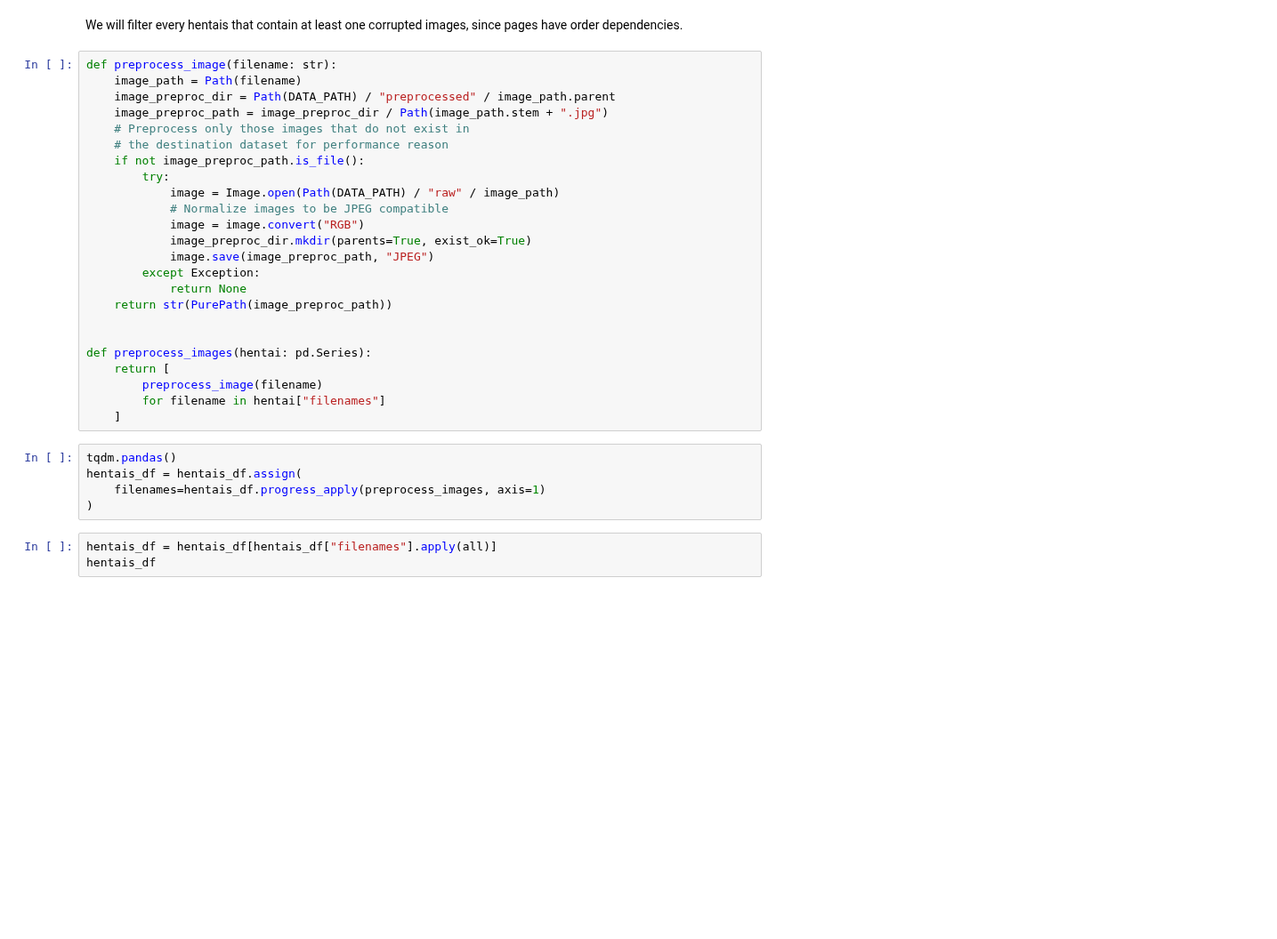
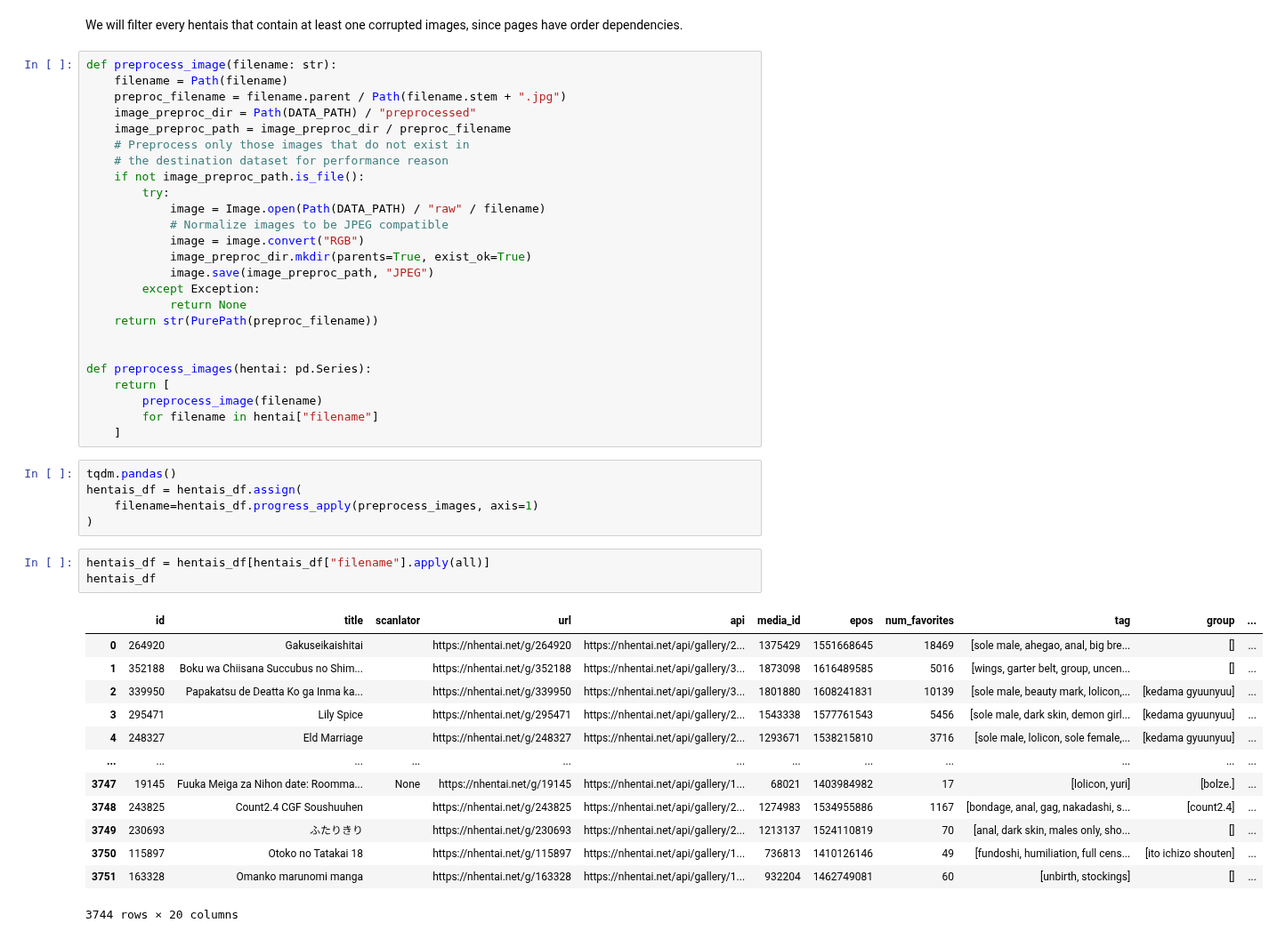
Before and after one commit to shikanime/bepeka, a Jupyter notebook: preprocessing.ipynb, the cells around one changed output. Shown at 89% size. Drawn from its saved outputs; the diff is of its cells as text; blank space fills up the shorter version.

```diff
--- a/preprocessing.ipynb
+++ b/preprocessing.ipynb
@@ -125,35 +158,50 @@ hentais_df
 We will filter every hentais that contain at least one corrupted images, since pages have order dependencies.
 # %%
 def preprocess_image(filename: str):
-    image_path = Path(filename)
-    image_preproc_dir = Path(DATA_PATH) / "preprocessed" / image_path.parent
-    image_preproc_path = image_preproc_dir / Path(image_path.stem + ".jpg")
+    filename = Path(filename)
+    preproc_filename = filename.parent / Path(filename.stem + ".jpg")
+    image_preproc_dir = Path(DATA_PATH) / "preprocessed"
+    image_preproc_path = image_preproc_dir / preproc_filename
     # Preprocess only those images that do not exist in
     # the destination dataset for performance reason
     if not image_preproc_path.is_file():
         try:
-            image = Image.open(Path(DATA_PATH) / "raw" / image_path)
+            image = Image.open(Path(DATA_PATH) / "raw" / filename)
             # Normalize images to be JPEG compatible
             image = image.convert("RGB")
             image_preproc_dir.mkdir(parents=True, exist_ok=True)
             image.save(image_preproc_path, "JPEG")
         except Exception:
             return None
-    return str(PurePath(image_preproc_path))
+    return str(PurePath(preproc_filename))
 
 
 def preprocess_images(hentai: pd.Series):
     return [
         preprocess_image(filename)
-        for filename in hentai["filenames"]
+        for filename in hentai["filename"]
     ]
 # %%
 tqdm.pandas()
 hentais_df = hentais_df.assign(
-    filenames=hentais_df.progress_apply(preprocess_images, axis=1)
+    filename=hentais_df.progress_apply(preprocess_images, axis=1)
 )
 # %%
-hentais_df = hentais_df[hentais_df["filenames"].apply(all)]
+hentais_df = hentais_df[hentais_df["filename"].apply(all)]
 hentais_df
+# %% [output]
+|  | id | title | scanlator | url | api | media_id | epos | num_favorites | tag | group | ... |
+| 0 | 264920 | Gakuseikaishitai |  | https://nhentai.net/g/264920 | https://nhentai.net/api/gallery/2... | 1375429 | 1551668645 | 18469 | [sole male, ahegao, anal, big bre... | [] | ... |
+| 1 | 352188 | Boku wa Chiisana Succubus no Shim... |  | https://nhentai.net/g/352188 | https://nhentai.net/api/gallery/3... | 1873098 | 1616489585 | 5016 | [wings, garter belt, group, uncen... | [] | ... |
+| 2 | 339950 | Papakatsu de Deatta Ko ga Inma ka... |  | https://nhentai.net/g/339950 | https://nhentai.net/api/gallery/3... | 1801880 | 1608241831 | 10139 | [sole male, beauty mark, lolicon,... | [kedama gyuunyuu] | ... |
+| 3 | 295471 | Lily Spice |  | https://nhentai.net/g/295471 | https://nhentai.net/api/gallery/2... | 1543338 | 1577761543 | 5456 | [sole male, dark skin, demon girl... | [kedama gyuunyuu] | ... |
+| 4 | 248327 | Eld Marriage |  | https://nhentai.net/g/248327 | https://nhentai.net/api/gallery/2... | 1293671 | 1538215810 | 3716 | [sole male, lolicon, sole female,... | [kedama gyuunyuu] | ... |
+| ... | ... | ... | ... | ... | ... | ... | ... | ... | ... | ... | ... |
+| 3747 | 19145 | Fuuka Meiga za Nihon date: Roomma... | None | https://nhentai.net/g/19145 | https://nhentai.net/api/gallery/1... | 68021 | 1403984982 | 17 | [lolicon, yuri] | [bolze.] | ... |
+| 3748 | 243825 | Count2.4 CGF Soushuuhen |  | https://nhentai.net/g/243825 | https://nhentai.net/api/gallery/2... | 1274983 | 1534955886 | 1167 | [bondage, anal, gag, nakadashi, s... | [count2.4] | ... |
+| 3749 | 230693 | ふたりきり |  | https://nhentai.net/g/230693 | https://nhentai.net/api/gallery/2... | 1213137 | 1524110819 | 70 | [anal, dark skin, males only, sho... | [] | ... |
+| 3750 | 115897 | Otoko no Tatakai 18 |  | https://nhentai.net/g/115897 | https://nhentai.net/api/gallery/1... | 736813 | 1410126146 | 49 | [fundoshi, humiliation, full cens... | [ito ichizo shouten] | ... |
+| 3751 | 163328 | Omanko marunomi manga |  | https://nhentai.net/g/163328 | https://nhentai.net/api/gallery/1... | 932204 | 1462749081 | 60 | [unbirth, stockings] | [] | ... |
+3744 rows × 20 columns
 # %%
 # The metadata CSV file that will contain the raw information about the hentai
```
Also changed, not shown: parts of 9 cells of this notebook, 1 other file.
